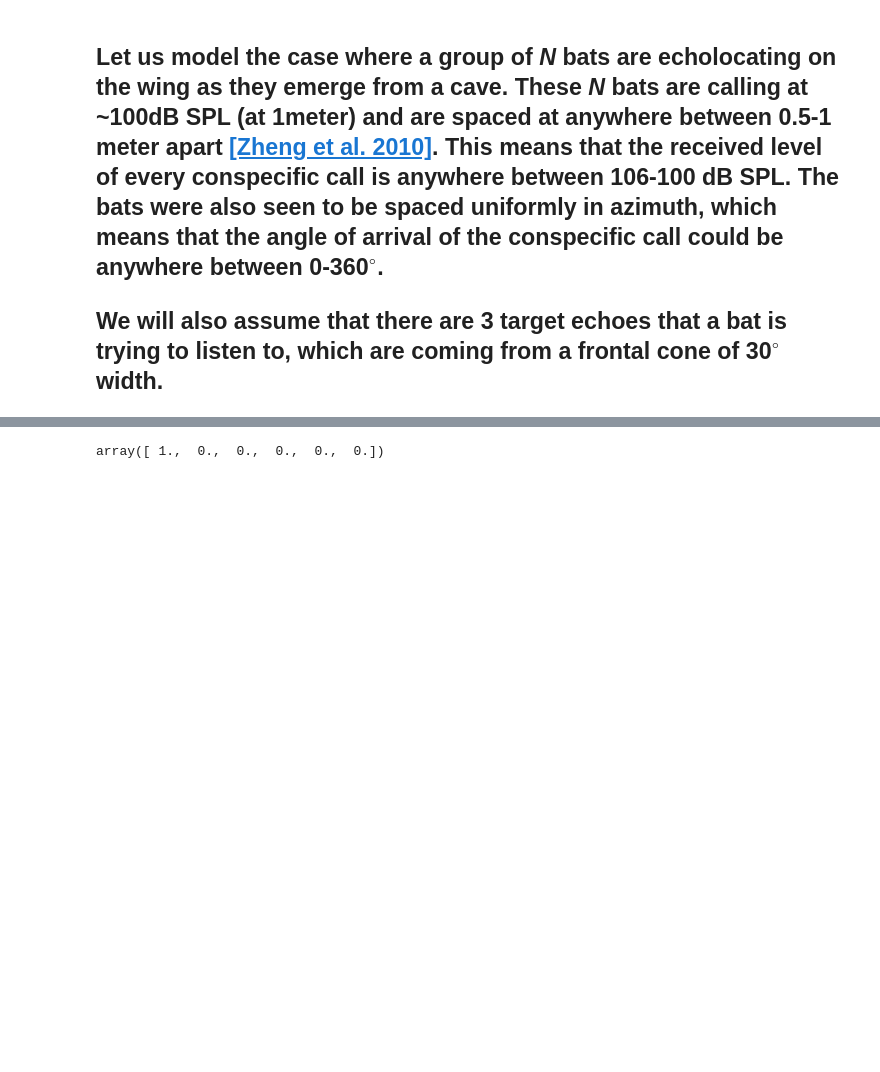
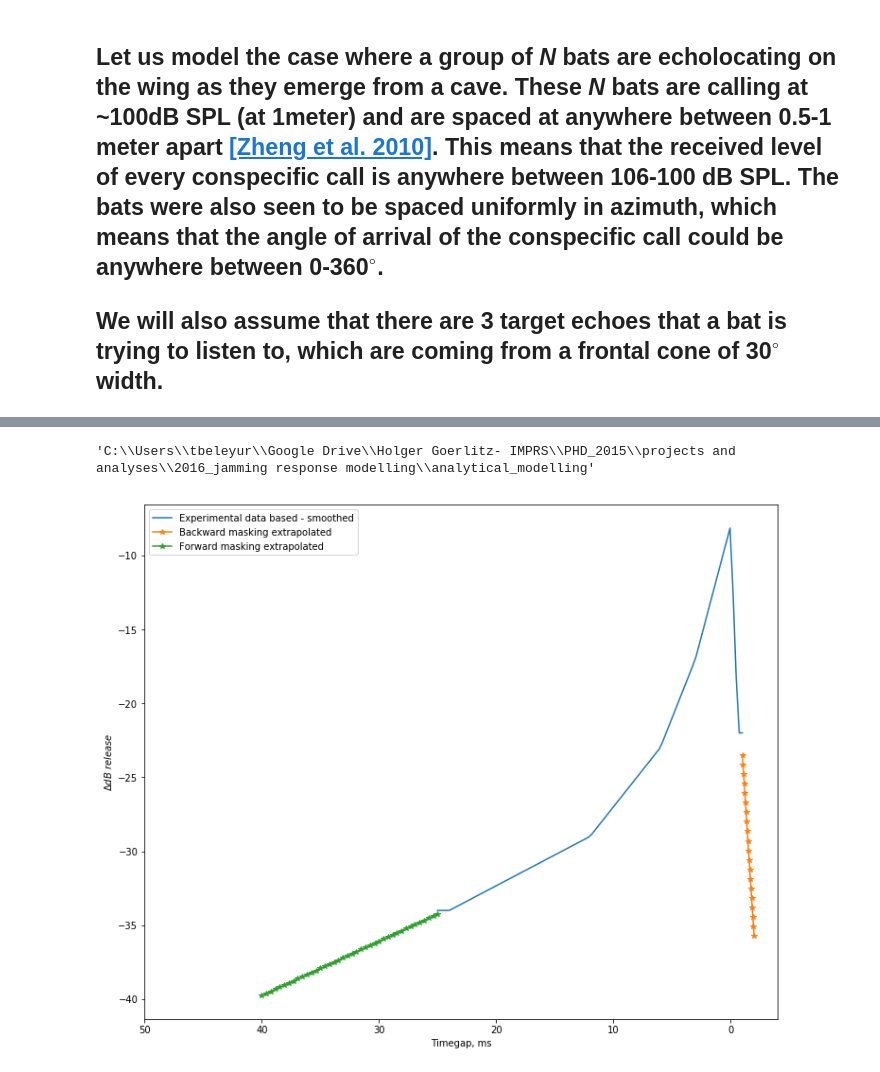
Before and after one commit to thejasvibr/the_cocktail_party_nightmare, a Jupyter notebook: Spatial Unmasking in the cocktail party nightmare.ipynb, the cells around one changed output, grey strips where cells are left out. Cells and saved outputs as stored; diff of their text form; code cells hidden in the pictures; blank space fills up the shorter version.

Commit message:
working version with and without spatial unmasking

```diff
--- a/Spatial Unmasking in the cocktail party nightmare.ipynb
+++ b/Spatial Unmasking in the cocktail party nightmare.ipynb
@@ -516,5 +437,48 @@ The line_profiler extension is already loaded. To reload it, use:
-# %%
-a,b = calc_pechoesheard(wo_sum,5)
-a
-# %% [output]
-array([ 1.,  0.,  0.,  0.,  0.,  0.])
+# %%
+
+from the_cocktail_party_nightmare_MC import *
+
+temporal_masking_fn = colloc_data_interp.copy()
+
+fwdmasking_times = temporal_masking_fn['timegap_ms']>20
+fwdmasking = temporal_masking_fn[fwdmasking_times]
+
+p_fwd = np.polyfit(fwdmasking['timegap_ms'],fwdmasking['dB_leveldiff'],1)
+
+fwd_time_extrap = np.linspace(np.max(fwdmasking['timegap_ms']),40,40)
+fwd_deltadB_extrap = np.polyval(p_fwd,fwd_time_extrap)
+
+fwd_masking_extrap = pd.DataFrame(data = np.column_stack((fwd_time_extrap,fwd_deltadB_extrap)),
+                                 columns = ['timegap_ms','dB_leveldiff'])
+
+#
+bkwdmasking_times = temporal_masking_fn['timegap_ms']<0
+bkwdmasking = temporal_masking_fn[bkwdmasking_times]
+
+p_bkwd  = np.polyfit(bkwdmasking['timegap_ms'],bkwdmasking['dB_leveldiff'],1)
+
+bkwd_time_extrap = np.linspace( np.min(bkwdmasking['timegap_ms'])   ,-2.0,20)
+bkwd_deltadB_extrap = np.polyval(p_bkwd,bkwd_time_extrap)
+bkwd_masking_extrap = pd.DataFrame(data = np.column_stack((bkwd_time_extrap,bkwd_deltadB_extrap)),
+                                   columns=['timegap_ms','dB_leveldiff'])
+
+
+current_folder = !echo %cd%
+current_folder = current_folder[0][:-1]
+current_folder
+#temporal_masking_fn.to_csv(current_folder+'\\data\\temporal_masking_fn.csv')
+#spatial_release_fn.to_csv(current_folder+'\\data\\spatial_release_fn.csv')
+# %% [output]
+'C:\\Users\\tbeleyur\\Google Drive\\Holger Goerlitz- IMPRS\\PHD_2015\\projects and analyses\\2016_jamming response modelling\\analytical_modelling'
+# %%
+extrap_temporal_masking_fn = temporal_masking_fn.append([bkwd_masking_extrap,fwd_masking_extrap])
+# %%
+plt.figure(1,figsize=(12,10))
+plt.plot(temporal_masking_fn['timegap_ms'],temporal_masking_fn['dB_leveldiff'],label='Experimental data based - smoothed')
+plt.plot(bkwd_time_extrap,bkwd_deltadB_extrap,'*-',label='Backward masking extrapolated');
+plt.plot(fwd_time_extrap,fwd_deltadB_extrap,'*-',label='Forward masking extrapolated');
+plt.ylabel('$\Delta dB\ release$');plt.xlabel('Timegap, ms')
+plt.legend()
+plt.xlim(50,-4);plt.show()
+# %% [output]
+[figure, added]
```
Also changed, not shown: parts of 12 cells of this notebook, 1 other file.
